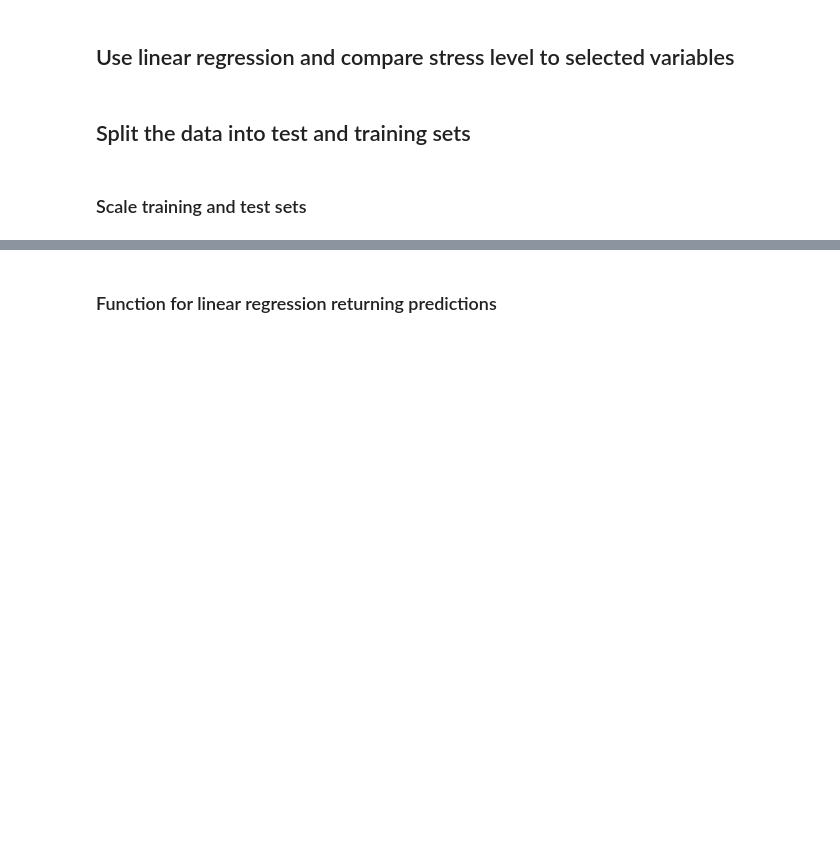
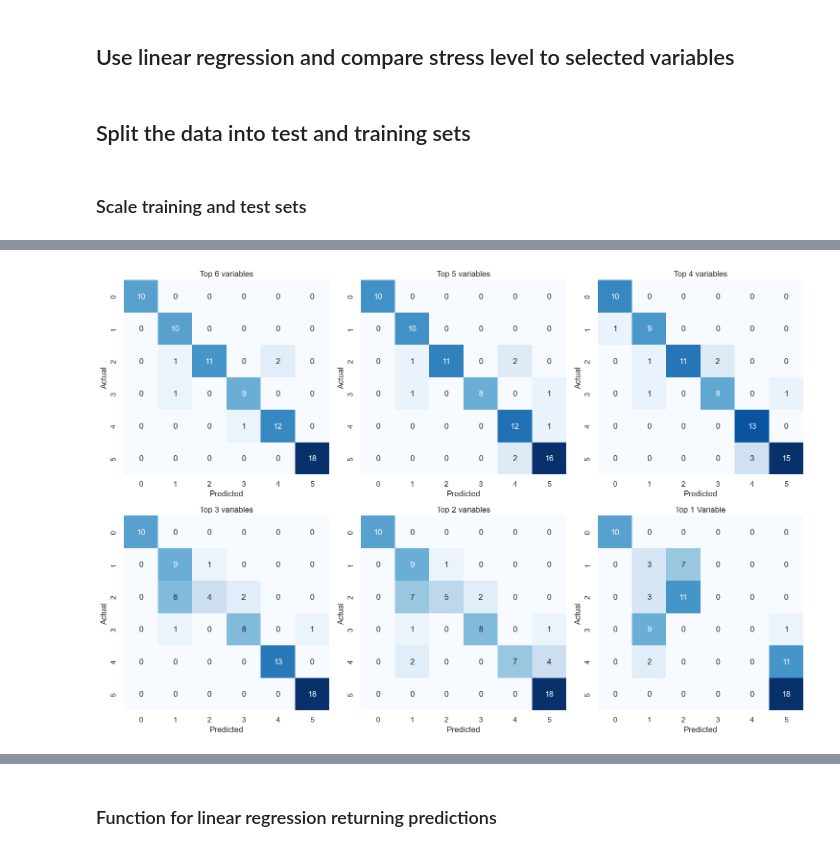
Before and after one commit to GrassjellyMoab/SC1015_MiniProject, a Jupyter notebook: SleepDisorderPred.ipynb, the cells around one changed output, grey strips where cells are left out. Drawn from its saved outputs; the diff is of its cells as text; code cells hidden in the pictures; blank space fills up the shorter version.

```diff
--- a/SleepDisorderPred.ipynb
+++ b/SleepDisorderPred.ipynb
@@ -136,7 +156,7 @@ for i, (y_pred, title) in enumerate(zip(predictions, titles)):
     row = i // num_columns
     col = i % num_columns
     sb.heatmap(conf_matrix, annot=True, fmt='d', cmap='Blues', cbar=False, ax=axes[row, col])
-    axes[row, col].set_title(title)
+    axes[row, col].set_title(title, )
     axes[row, col].set_xlabel('Predicted')
     axes[row, col].set_ylabel('Actual')
 
@@ -513,0 +546,7 @@ X_train, X_test, y_train, y_test = train_test_split(X, y, test_size=0.2, random_
+# %%
+y_pred_Top6, top6Features = logisticRegression(X_train_scaled, X_test_scaled, y_train, 6)
+y_pred_Top5, top5Features = logisticRegression(X_train_scaled, X_test_scaled, y_train, 5)
+y_pred_Top4, top4Features = logisticRegression(X_train_scaled, X_test_scaled, y_train, 4)
+y_pred_Top3, top3Features = logisticRegression(X_train_scaled, X_test_scaled, y_train, 3)
+y_pred_Top2, top2Features = logisticRegression(X_train_scaled, X_test_scaled, y_train, 2)
+y_pred_Top1, top1Features = logisticRegression(X_train_scaled, X_test_scaled, y_train, 1)
@@ -513,0 +555,10 @@ X_train, X_test, y_train, y_test = train_test_split(X, y, test_size=0.2, random_
+# %%
+rankedFeatures = []
+topFeatures = [top1Features, top2Features, top3Features, top4Features, top5Features, top6Features]
+for i in topFeatures:
+    for j in i:
+        if j not in rankedFeatures:
+            rankedFeatures.append(j)
+print("Ranking all Features: ")
+for i in range(len(rankedFeatures)):
+    print(f"{i+1}: {rankedFeatures[i]}")
@@ -513,0 +573,39 @@ X_train, X_test, y_train, y_test = train_test_split(X, y, test_size=0.2, random_
+# %%
+# Define the predictions and their titles
+predictions = [y_pred_Top6, y_pred_Top5, y_pred_Top4, y_pred_Top3, y_pred_Top2, y_pred_Top1]
+titles = ['Top 6 variables', 'Top 5 variables', 'Top 4 variables', 'Top 3 variables', 'Top 2 variables', 'Top 1 Variable']
+
+# Define the number of columns
+num_columns = 3
+
+# Calculate the number of rows needed
+num_rows = (len(predictions) + num_columns - 1) // num_columns
+
+# Create subplots with specified number of rows and columns
+fig, axes = plt.subplots(num_rows, num_columns, figsize=(15, 5 * num_rows))
+
+# Flatten the axes if it's a 1D array
+if num_rows == 1:
+    axes = [axes]
+
+# Calculate confusion matrix for each prediction
+for i, (y_pred, title) in enumerate(zip(predictions, titles)):
+    conf_matrix = confusion_matrix(y_test, y_pred)
+    row = i // num_columns
+    col = i % num_columns
+    sb.heatmap(conf_matrix, annot=True, fmt='d', cmap='Blues', cbar=False, ax=axes[row, col])
+    axes[row, col].set_title(title, )
+    axes[row, col].set_xlabel('Predicted')
+    axes[row, col].set_ylabel('Actual')
+
+# Hide empty subplots
+for i in range(len(predictions), num_rows * num_columns):
+    row = i // num_columns
+    col = i % num_columns
+    fig.delaxes(axes[row, col])
+
+# Adjust layout
+plt.tight_layout()
+plt.show()
+# %% [output]
+[figure, added]
```
Also changed, not shown: parts of 37 cells of this notebook.
